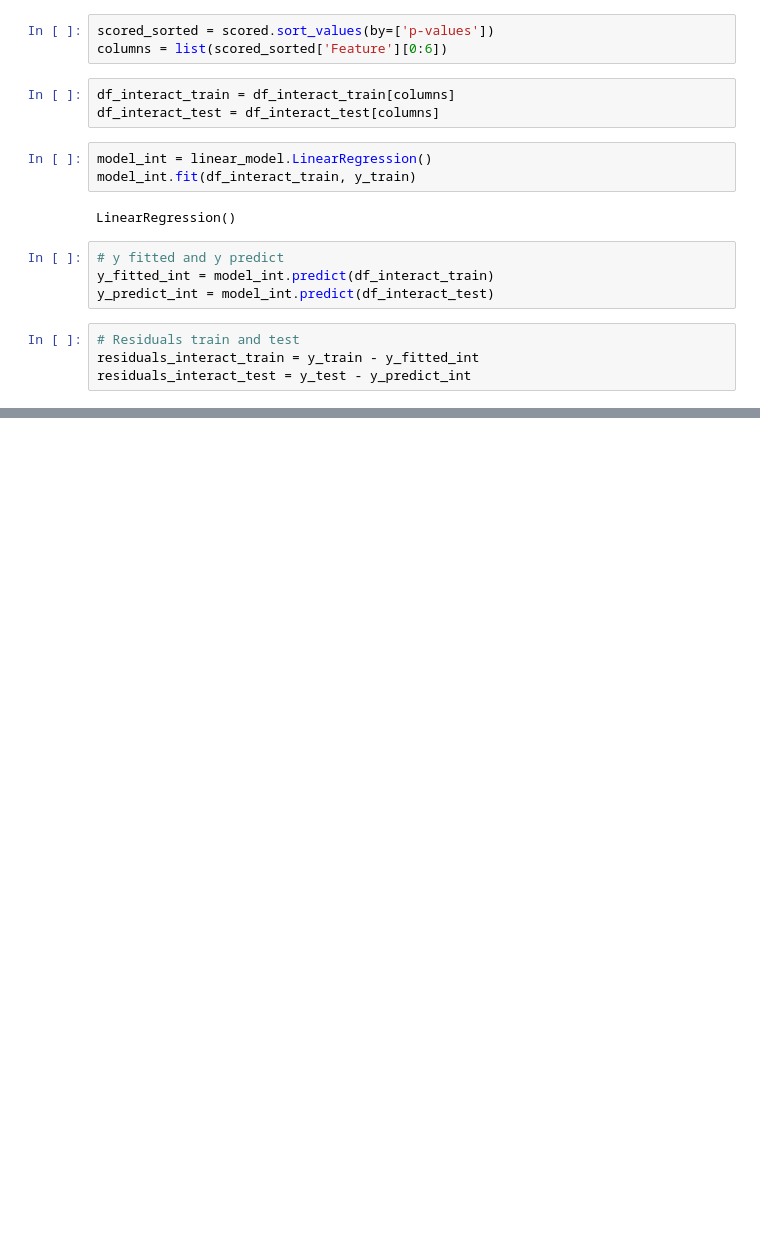
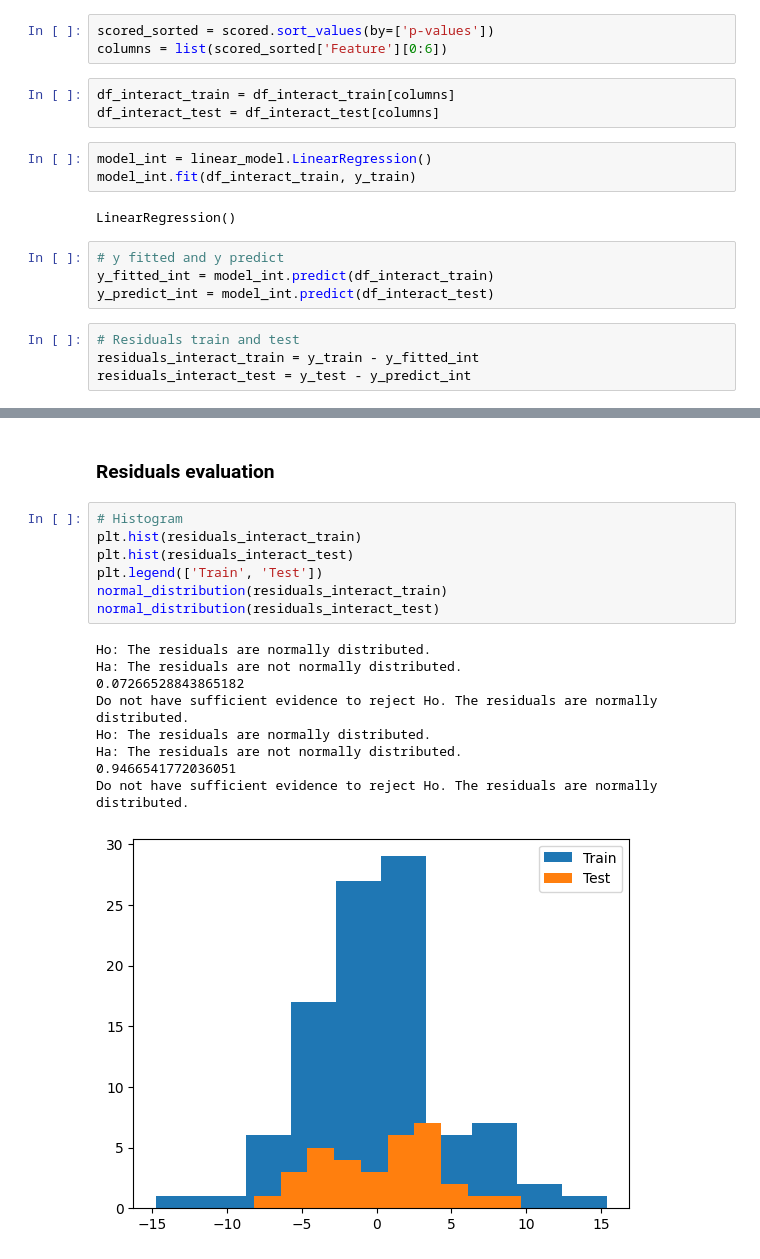
Before and after one commit to ngocmphan/global_birth_rate_analysis, a Jupyter notebook: birth_rate_analysis.ipynb, the cells around one changed output, grey strips where cells are left out. Drawn from its saved outputs; the diff is of its cells as text; blank space fills up the shorter version.

Commit message:
Added Interaction terms model evaluation

```diff
--- a/birth_rate_analysis.ipynb
+++ b/birth_rate_analysis.ipynb
@@ -451,0 +524,19 @@ Index(['Healthy life expectancy', 'Social support Healthy life expectancy',
+# %% [markdown]
+### Residuals evaluation
+# %%
+# Histogram
+plt.hist(residuals_interact_train)
+plt.hist(residuals_interact_test)
+plt.legend(['Train', 'Test'])
+normal_distribution(residuals_interact_train)
+normal_distribution(residuals_interact_test)
+# %% [output]
+Ho: The residuals are normally distributed.
+Ha: The residuals are not normally distributed.
+0.07266528843865182
+Do not have sufficient evidence to reject Ho. The residuals are normally distributed.
+Ho: The residuals are normally distributed.
+Ha: The residuals are not normally distributed.
+0.9466541772036051
+Do not have sufficient evidence to reject Ho. The residuals are normally distributed.
+[figure, added]
```
Also changed, not shown: parts of 15 cells of this notebook.
